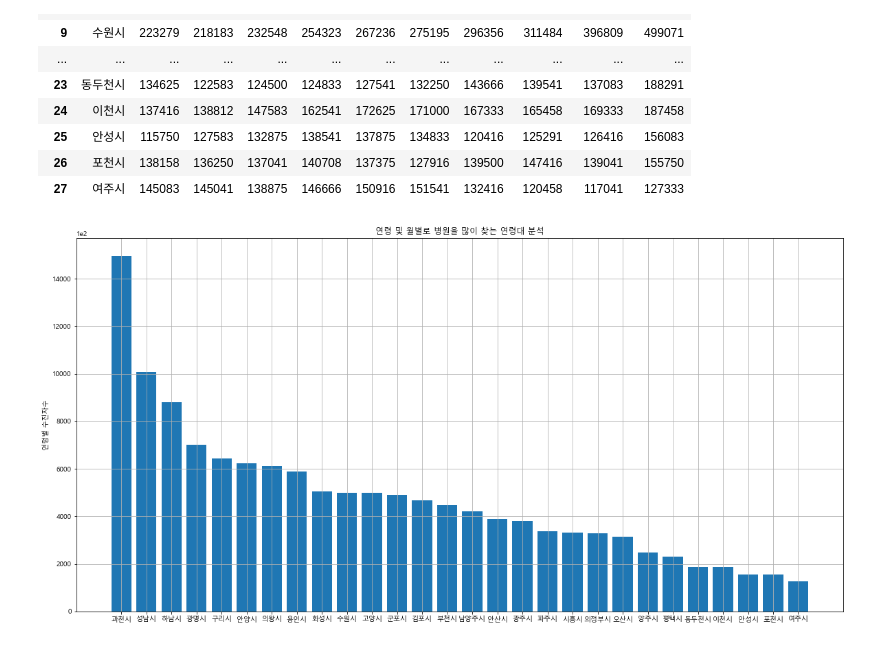
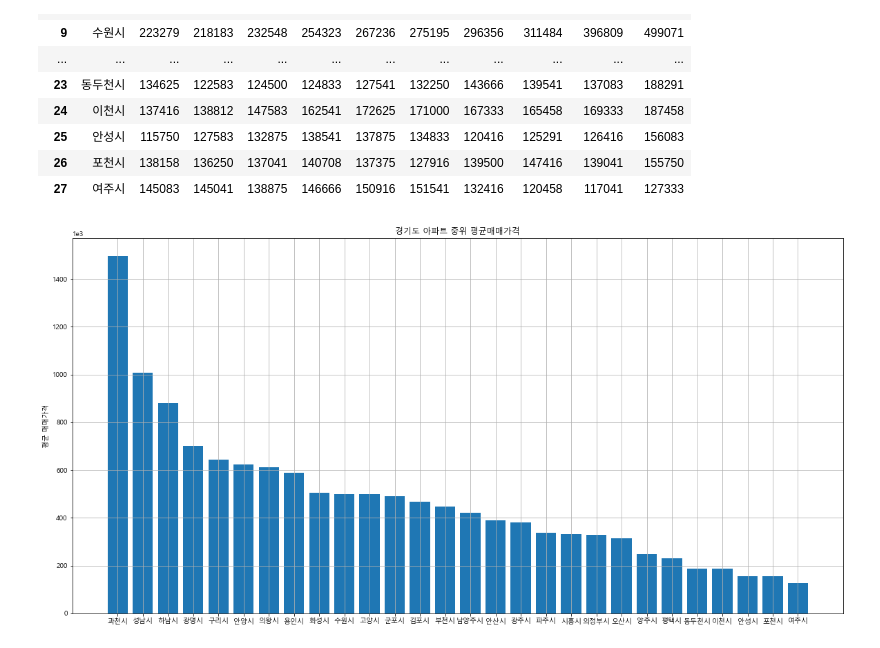
Before and after one commit to HBinble/StudyPython_Advanced, a Jupyter notebook: MiniProject_1차/4_1_경기도_주택가격(아파트중위매매가격).ipynb, the cells around one changed output. Drawn from its saved outputs; the diff is of its cells as text; code cells hidden in the pictures.

```diff
--- a/MiniProject_1차/4_1_경기도_주택가격(아파트중위매매가격).ipynb
+++ b/MiniProject_1차/4_1_경기도_주택가격(아파트중위매매가격).ipynb
@@ -239,22 +239,21 @@ df_ggd_re
 # %%
 # 그래프 크기 지정하기 = 너비, 높이
 plt.rcParams["figure.figsize"] = (20, 10)
 # 선의 두께 지정
 plt.rcParams["lines.linewidth"] = 2
 # 폰트 지정
 plt.rc("font", family = "Malgun Gothic", size=10)
 
 # 데이터 넣기
 plt.bar(df_ggd_re['지역'],df_ggd_re['2021년'])
-plt.title("연령 및 월별로 병원을 많이 찾는 연령대 분석")
-plt.ylabel("연령별 수진자수")
-plt.ticklabel_format(axis="y", style="sci", scilimits=(2,2))
+plt.title("경기도 아파트 중위 평균매매가격")
+plt.ylabel("평균 매매가격")
+plt.ticklabel_format(axis="y", style="sci", scilimits=(3,3))
 
 # 범례 위치 변경하기
 # plt.legend(loc = "upper right")
 # 그래프 내에 그리드선 표시하기
 plt.grid(True)
-
 plt.show()
 # %% [output]
-[figure, old version]
+[figure, new version]
```
Also changed, not shown: parts of 4 cells of this notebook, 48 other files.
